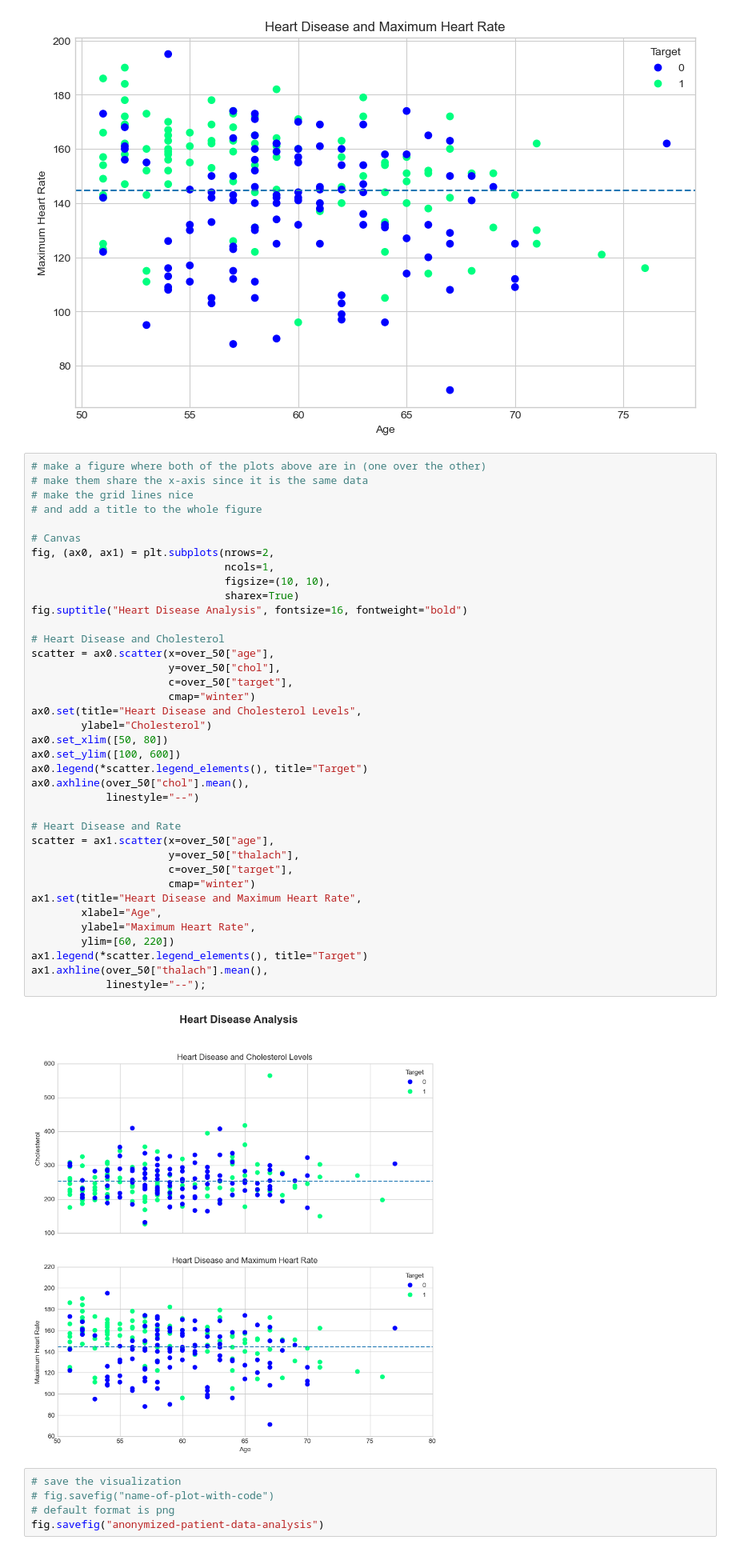
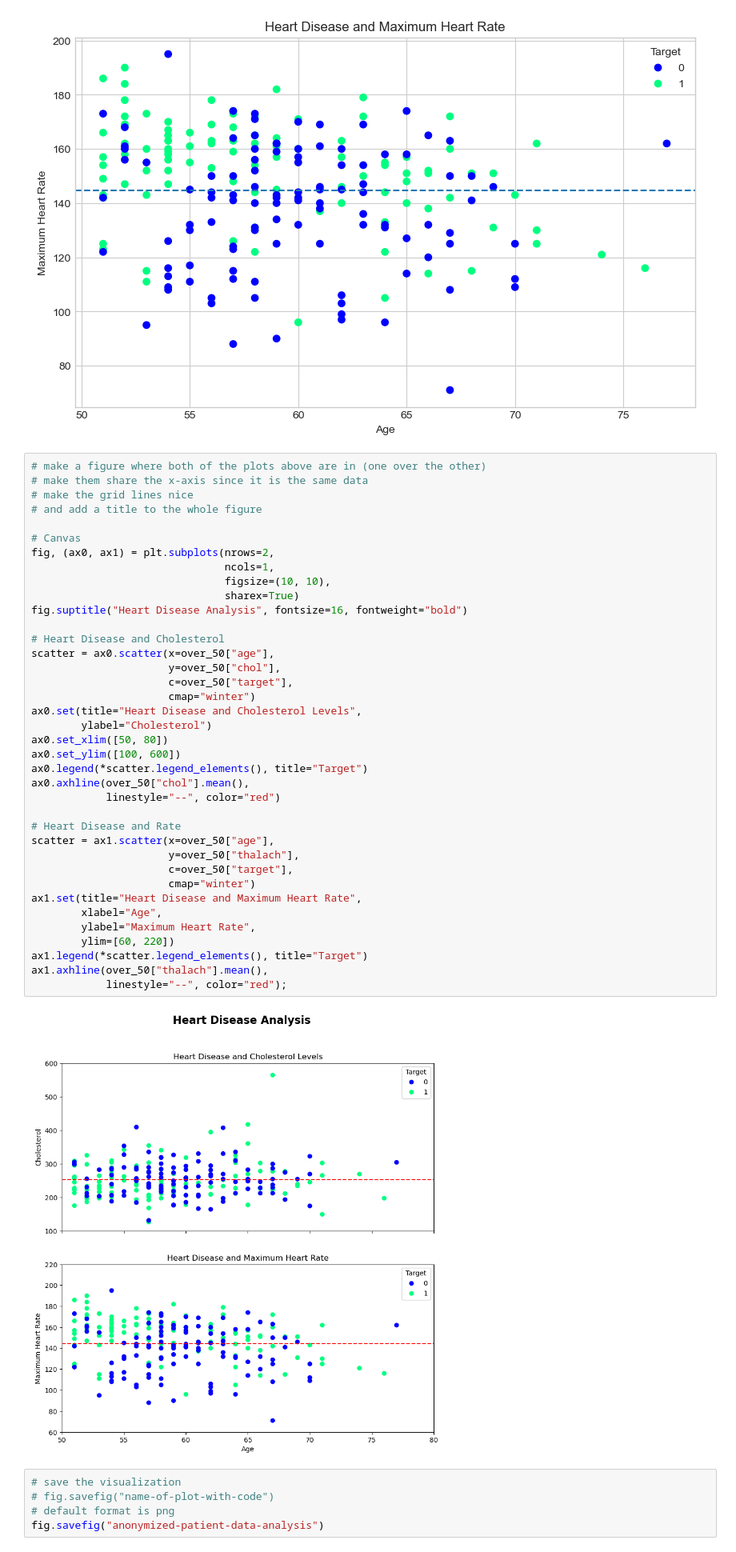
Before and after one commit to eduardbelan/Med-AI-Data-Visualization, a Jupyter notebook: med-ai.ipynb, the cells around one changed output. Shown at 80% size. Drawn from its saved outputs; the diff is of its cells as text.

Commit message:
change color of dashed line in scatter plot to red for better readability

```diff
--- a/med-ai.ipynb
+++ b/med-ai.ipynb
@@ -235,36 +235,36 @@ ax.axhline(over_50["thalach"].mean(),
 fig, (ax0, ax1) = plt.subplots(nrows=2,
                                ncols=1,
                                figsize=(10, 10),
                                sharex=True)
 fig.suptitle("Heart Disease Analysis", fontsize=16, fontweight="bold")
 
 # Heart Disease and Cholesterol
 scatter = ax0.scatter(x=over_50["age"],
                       y=over_50["chol"],
                       c=over_50["target"],
                       cmap="winter")
 ax0.set(title="Heart Disease and Cholesterol Levels",
         ylabel="Cholesterol")
 ax0.set_xlim([50, 80])
 ax0.set_ylim([100, 600])
 ax0.legend(*scatter.legend_elements(), title="Target")
 ax0.axhline(over_50["chol"].mean(),
-            linestyle="--")
+            linestyle="--", color="red")
 
 # Heart Disease and Rate
 scatter = ax1.scatter(x=over_50["age"],
                       y=over_50["thalach"],
                       c=over_50["target"],
                       cmap="winter")
 ax1.set(title="Heart Disease and Maximum Heart Rate",
         xlabel="Age",
         ylabel="Maximum Heart Rate",
         ylim=[60, 220])
 ax1.legend(*scatter.legend_elements(), title="Target")
 ax1.axhline(over_50["thalach"].mean(),
-            linestyle="--");
+            linestyle="--", color="red");
 # %% [output]
-[figure, old version]
+[figure, new version]
 # %%
 # save the visualization
 # fig.savefig("name-of-plot-with-code")
```
